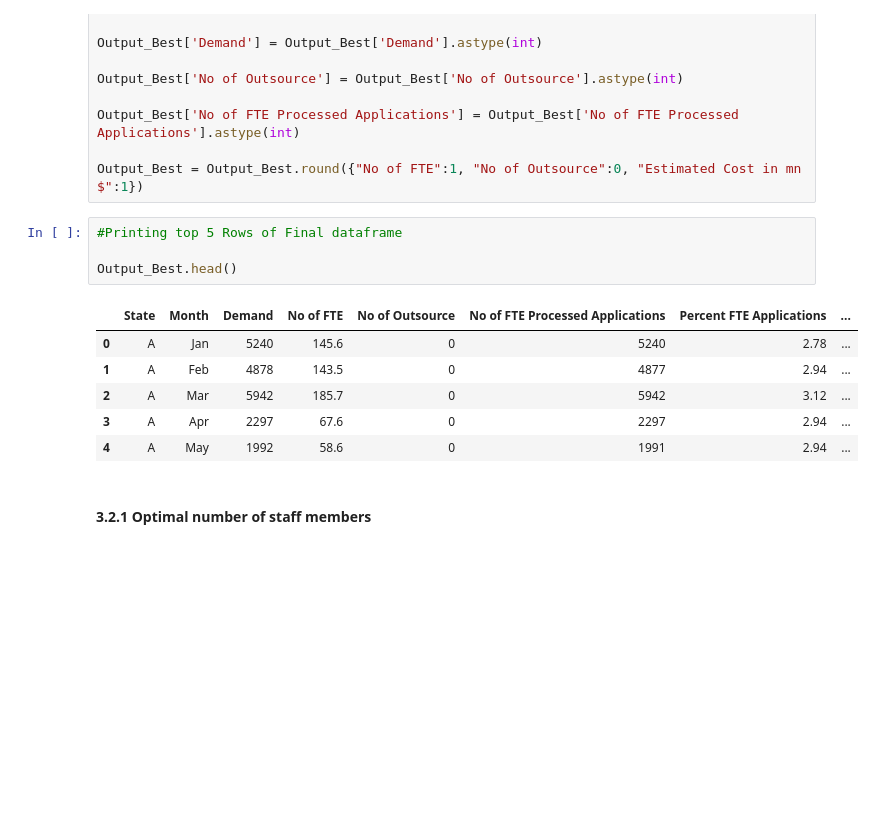
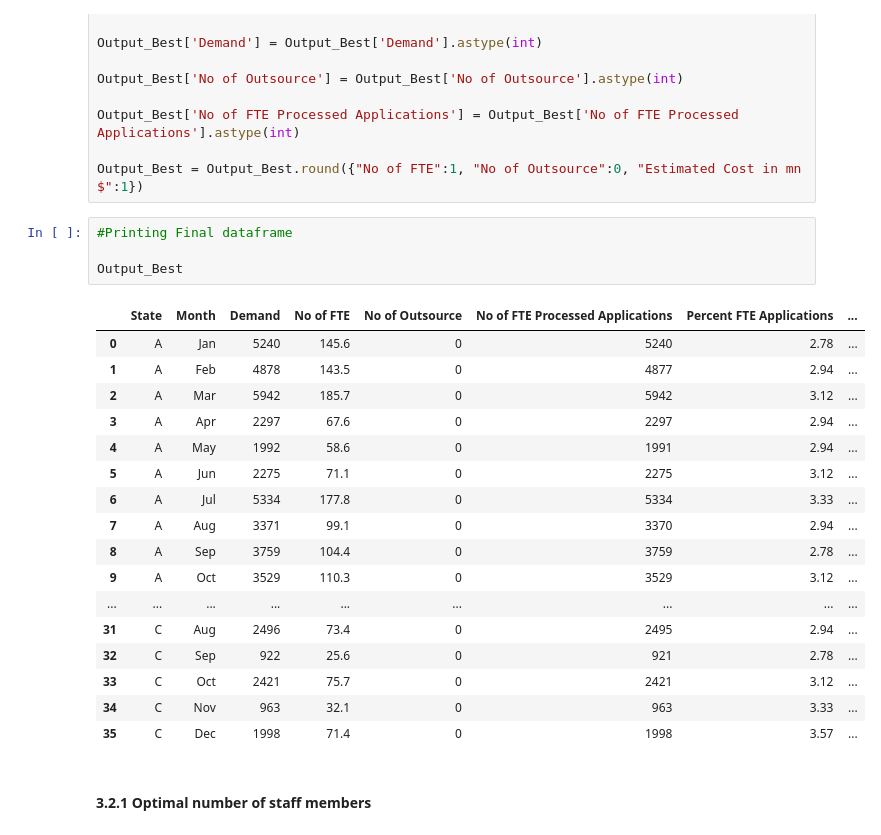
Before and after one commit to VaibhavBhargava2506/Staff-Planning-Case-Study, a Jupyter notebook: Staff Planning Case Study.ipynb, the cells around one changed output. Cells and saved outputs as stored; diff of their text form; blank space fills up the shorter version.

```diff
--- a/Staff Planning Case Study.ipynb
+++ b/Staff Planning Case Study.ipynb
@@ -820,16 +831,27 @@ Output_Best['No of FTE Processed Applications'] = Output_Best['No of FTE Process
 
 Output_Best = Output_Best.round({"No of FTE":1, "No of Outsource":0, "Estimated Cost in mn $":1})
 # %%
-#Printing top 5 Rows of Final dataframe
+#Printing Final dataframe
 
-Output_Best.head()
+Output_Best
 # %% [output]
 |  | State | Month | Demand | No of FTE | No of Outsource | No of FTE Processed Applications | Percent FTE Applications | ... |
 | 0 | A | Jan | 5240 | 145.6 | 0 | 5240 | 2.78 | ... |
 | 1 | A | Feb | 4878 | 143.5 | 0 | 4877 | 2.94 | ... |
 | 2 | A | Mar | 5942 | 185.7 | 0 | 5942 | 3.12 | ... |
 | 3 | A | Apr | 2297 | 67.6 | 0 | 2297 | 2.94 | ... |
 | 4 | A | May | 1992 | 58.6 | 0 | 1991 | 2.94 | ... |
+| 5 | A | Jun | 2275 | 71.1 | 0 | 2275 | 3.12 | ... |
+| 6 | A | Jul | 5334 | 177.8 | 0 | 5334 | 3.33 | ... |
+| 7 | A | Aug | 3371 | 99.1 | 0 | 3370 | 2.94 | ... |
+| 8 | A | Sep | 3759 | 104.4 | 0 | 3759 | 2.78 | ... |
+| 9 | A | Oct | 3529 | 110.3 | 0 | 3529 | 3.12 | ... |
+| ... | ... | ... | ... | ... | ... | ... | ... | ... |
+| 31 | C | Aug | 2496 | 73.4 | 0 | 2495 | 2.94 | ... |
+| 32 | C | Sep | 922 | 25.6 | 0 | 921 | 2.78 | ... |
+| 33 | C | Oct | 2421 | 75.7 | 0 | 2421 | 3.12 | ... |
+| 34 | C | Nov | 963 | 32.1 | 0 | 963 | 3.33 | ... |
+| 35 | C | Dec | 1998 | 71.4 | 0 | 1998 | 3.57 | ... |
 # %% [markdown]
 #### 3.2.1 Optimal number of staff members
 # %%
```
Also changed, not shown: parts of 5 cells of this notebook, 3 other files.
